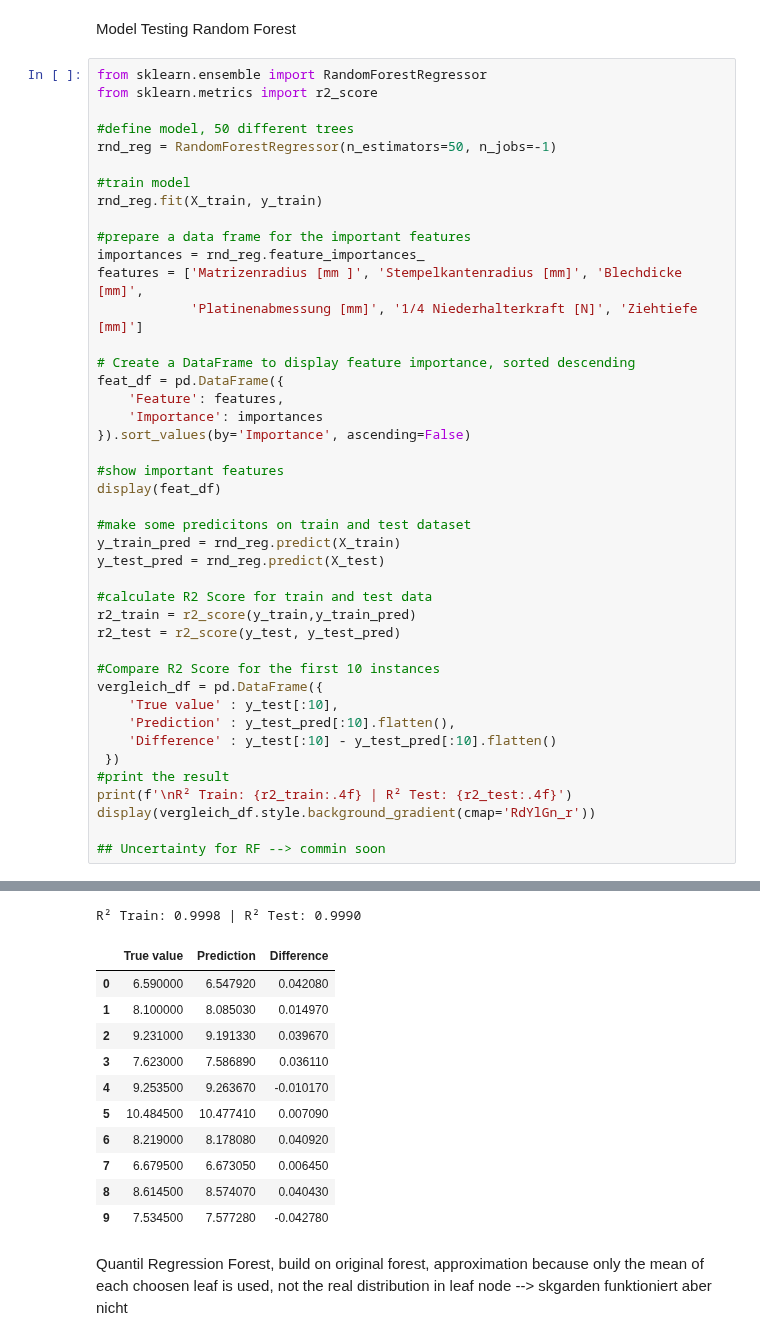
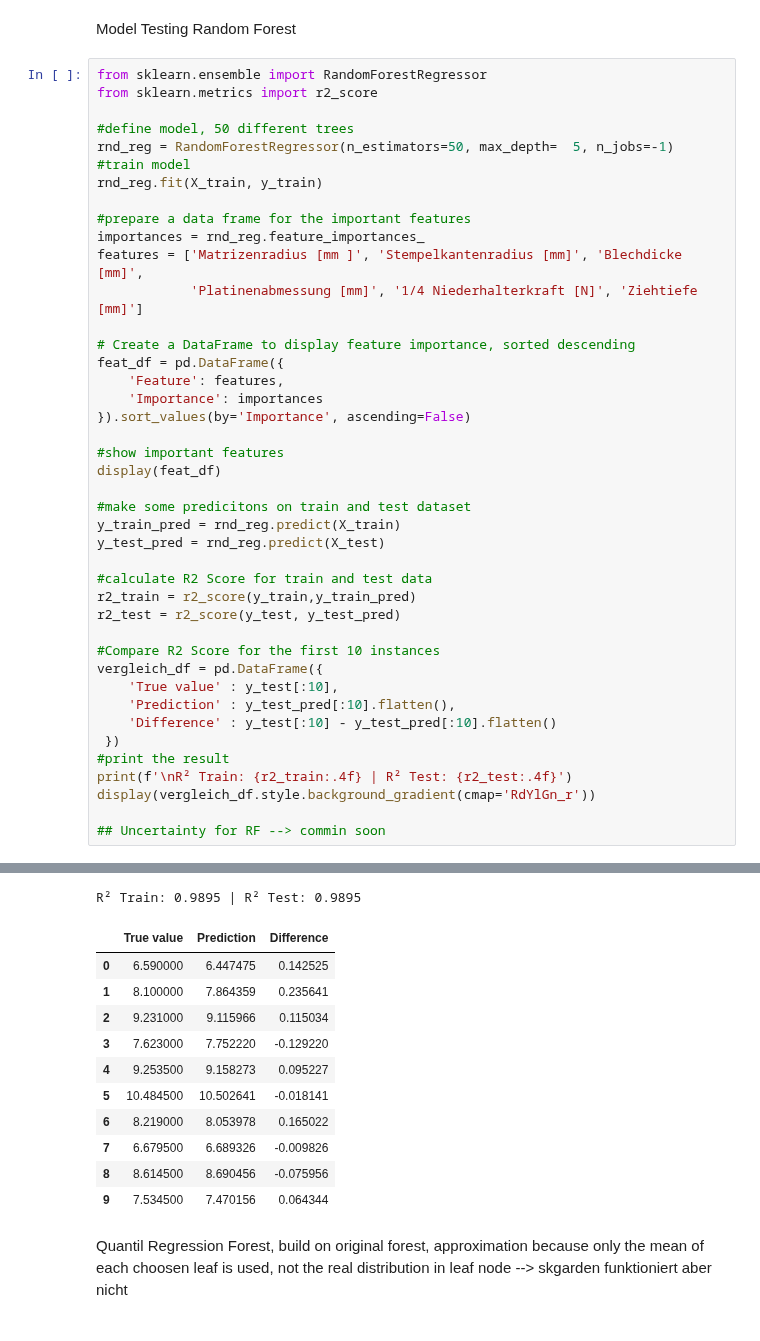
Before and after one commit to Fynn1612/Masterarbeit, a Jupyter notebook: models/RF with Quantil Regression.ipynb, the cells around one changed output, grey strips where cells are left out. Cells and saved outputs as stored; diff of their text form.

```diff
--- a/models/RF with Quantil Regression.ipynb
+++ b/models/RF with Quantil Regression.ipynb
@@ -38,8 +38,7 @@ from sklearn.ensemble import RandomForestRegressor
 from sklearn.metrics import r2_score
 
 #define model, 50 different trees
-rnd_reg = RandomForestRegressor(n_estimators=50, n_jobs=-1)
-
+rnd_reg = RandomForestRegressor(n_estimators=50, max_depth=  5, n_jobs=-1)
 #train model
 rnd_reg.fit(X_train, y_train)
 
@@ -87,15 +86,15 @@ display(vergleich_df.style.background_gradient(cmap='RdYlGn_r'))
-R² Train: 0.9998 | R² Test: 0.9990
+R² Train: 0.9895 | R² Test: 0.9895
 |  | True value | Prediction | Difference |
-| 0 | 6.590000 | 6.547920 | 0.042080 |
-| 1 | 8.100000 | 8.085030 | 0.014970 |
-| 2 | 9.231000 | 9.191330 | 0.039670 |
-| 3 | 7.623000 | 7.586890 | 0.036110 |
-| 4 | 9.253500 | 9.263670 | -0.010170 |
-| 5 | 10.484500 | 10.477410 | 0.007090 |
-| 6 | 8.219000 | 8.178080 | 0.040920 |
-| 7 | 6.679500 | 6.673050 | 0.006450 |
-| 8 | 8.614500 | 8.574070 | 0.040430 |
-| 9 | 7.534500 | 7.577280 | -0.042780 |
+| 0 | 6.590000 | 6.447475 | 0.142525 |
+| 1 | 8.100000 | 7.864359 | 0.235641 |
+| 2 | 9.231000 | 9.115966 | 0.115034 |
+| 3 | 7.623000 | 7.752220 | -0.129220 |
+| 4 | 9.253500 | 9.158273 | 0.095227 |
+| 5 | 10.484500 | 10.502641 | -0.018141 |
+| 6 | 8.219000 | 8.053978 | 0.165022 |
+| 7 | 6.679500 | 6.689326 | -0.009826 |
+| 8 | 8.614500 | 8.690456 | -0.075956 |
+| 9 | 7.534500 | 7.470156 | 0.064344 |
 # %% [markdown]
 Quantil Regression Forest, build on original forest, approximation because only the mean of each choosen leaf is used, not the real distribution in leaf node --> skgarden funktioniert aber nicht
 # %%
```
Also changed, not shown: parts of 2 cells of this notebook, 2 other files.
